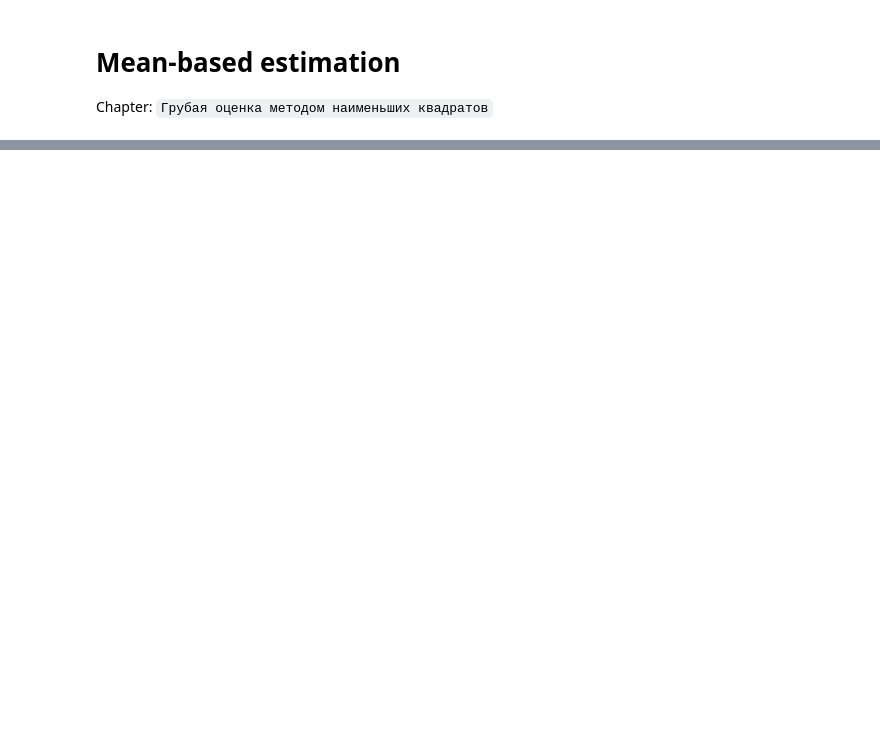
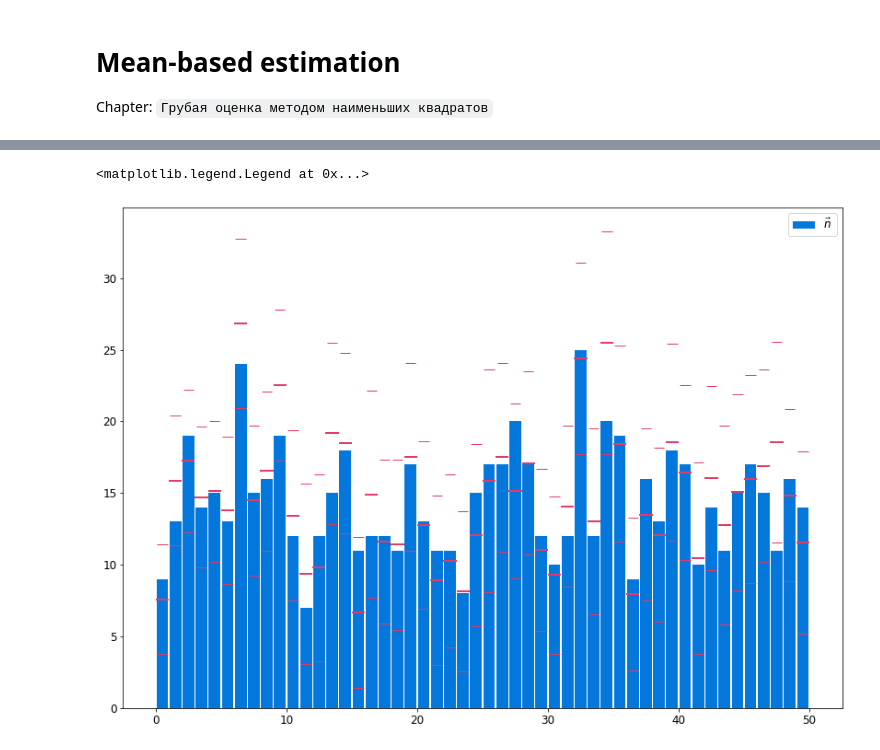
Before and after one commit to nj-vs-vh/master-thesis, a Jupyter notebook: demo.ipynb, the cells around one changed output, grey strips where cells are left out. Cells and saved outputs as stored; diff of their text form; code cells hidden in the pictures; blank space fills up the shorter version.

```diff
--- a/demo.ipynb
+++ b/demo.ipynb
@@ -82,0 +92,2 @@ stats.plot_mgf(tmax=0.005, n=1, lag=3)
+# %%
+logL = stats.get_norm_posterior_loglikelihood(S_vec)
@@ -82,0 +98,13 @@ stats.plot_mgf(tmax=0.005, n=1, lag=3)
+# %%
+# see https://emcee.readthedocs.io/en/stable/user/sampler/
+
+import emcee
+
+rng = np.random.default_rng()
+
+n_walkers = 128
+
+spread_from_estimation = 3  # from n_vec_estimation
+n_starting_points = np.tile(n_vec_estimation, (n_walkers, 1)) + rng.normal(scale=spread_from_estimation, size=(n_walkers, N))
+
+sampler = emcee.EnsembleSampler(n_walkers, N, logL)
@@ -82,0 +117,28 @@ stats.plot_mgf(tmax=0.005, n=1, lag=3)
+# %%
+sample = sampler.get_chain(flat=True, thin=1, discard=100)
+
+means = np.mean(sample, axis=0)
+stds = np.std(sample, axis=0)
+
+fig, ax = plt.subplots(figsize=(14, 10))
+
+N_COLOR = '#0477DC'
+N_ESTIMATION_COLOR = '#e33b65'
+
+bin_centers = np.arange(N) + 0.5
+ax.bar(bin_centers, n_vec, width=0.9, color=N_COLOR, label='$\\vec{n}$')
+ax.hlines(
+    means,
+    bin_centers - 0.5,
+    bin_centers + 0.5,
+    colors=[N_ESTIMATION_COLOR],
+    linewidths=[2],
+)
+std_line_halfwidth = 0.4
+ax.hlines(means - stds, bin_centers - std_line_halfwidth, bin_centers + std_line_halfwidth, colors=[N_ESTIMATION_COLOR], linewidths=[1])
+ax.hlines(means + stds, bin_centers - std_line_halfwidth, bin_centers + std_line_halfwidth, colors=[N_ESTIMATION_COLOR], linewidths=[1])
+ax.set_ylim(bottom=0)
+ax.legend()
+# %% [output]
+<matplotlib.legend.Legend at 0x...>
+[figure, added]
```
Also changed, not shown: parts of 10 cells of this notebook, 3 other files.
